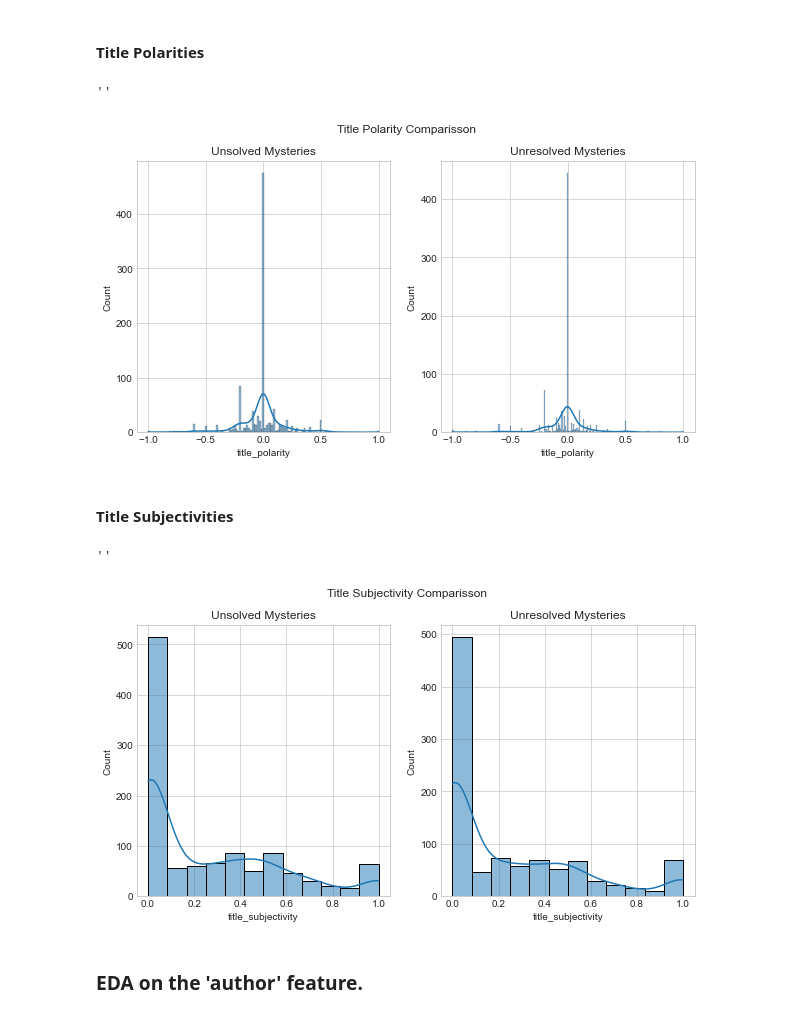
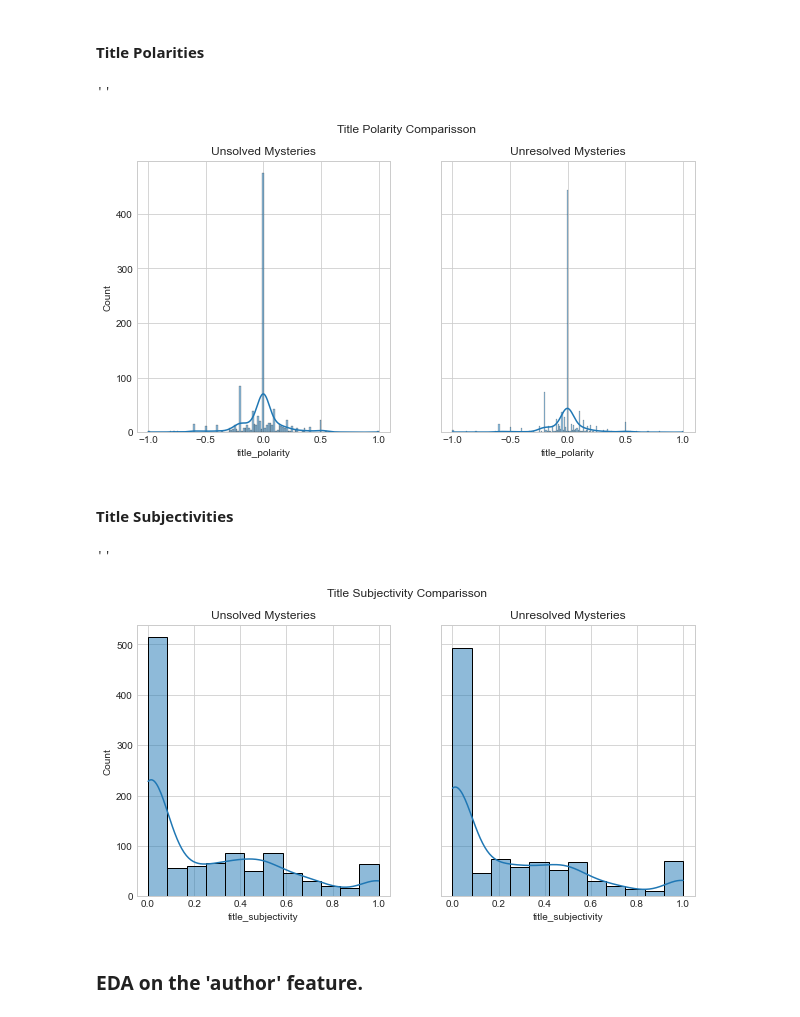
Before and after one commit to pezpet/general-assembly, a Jupyter notebook: projects/project-3-andres/code/02-cleaning-eda-model.ipynb, the cells around one changed output. Drawn from its saved outputs; the diff is of its cells as text; code cells hidden in the pictures.

```diff
--- a/projects/project-3-andres/code/02-cleaning-eda-model.ipynb
+++ b/projects/project-3-andres/code/02-cleaning-eda-model.ipynb
@@ -183,7 +193,7 @@ axs[1].set_title('Unresolved Mysteries')
 # %%
 # With help from https://dev.to/thalesbruno/subplotting-with-matplotlib-and-seaborn-5ei8
 
-fig, axs = plt.subplots(1, 2, figsize=(10, 5))
+fig, axs = plt.subplots(1, 2, figsize=(10, 5), sharey=True)
 
 sns.histplot(data[data['subreddit'] == 0], x='title_polarity', kde=True, ax=axs[0])
 sns.histplot(data[data['subreddit'] == 1], x='title_polarity', kde=True, ax=axs[1])
@@ -191,27 +201,29 @@ sns.histplot(data[data['subreddit'] == 1], x='title_polarity', kde=True, ax=axs[
 fig.suptitle('Title Polarity Comparisson')
 axs[0].set_title('Unsolved Mysteries')
 axs[1].set_title('Unresolved Mysteries')
+plt.savefig('../presentation/plots/title_polarity.png')
 ;
 # %% [output]
 ''
-[figure, old version]
+[figure, new version]
 # %% [markdown]
 #### Title Subjectivities
 # %%
 # With help from https://dev.to/thalesbruno/subplotting-with-matplotlib-and-seaborn-5ei8
 
-fig, axs = plt.subplots(1, 2, figsize=(10, 5))
+fig, axs = plt.subplots(1, 2, figsize=(10, 5), sharey=True)
 
 sns.histplot(data[data['subreddit'] == 0], x='title_subjectivity', kde=True, ax=axs[0])
 sns.histplot(data[data['subreddit'] == 1], x='title_subjectivity', kde=True, ax=axs[1])
 
 fig.suptitle('Title Subjectivity Comparisson')
 axs[0].set_title('Unsolved Mysteries')
 axs[1].set_title('Unresolved Mysteries')
+plt.savefig('../presentation/plots/title_subjectivity.png')
 ;
 # %% [output]
 ''
-[figure, old version]
+[figure, new version]
 # %% [markdown]
 ### EDA on the 'author' feature.
 # %% [markdown]
```
Also changed, not shown: parts of 22 cells of this notebook, 12 other files.
